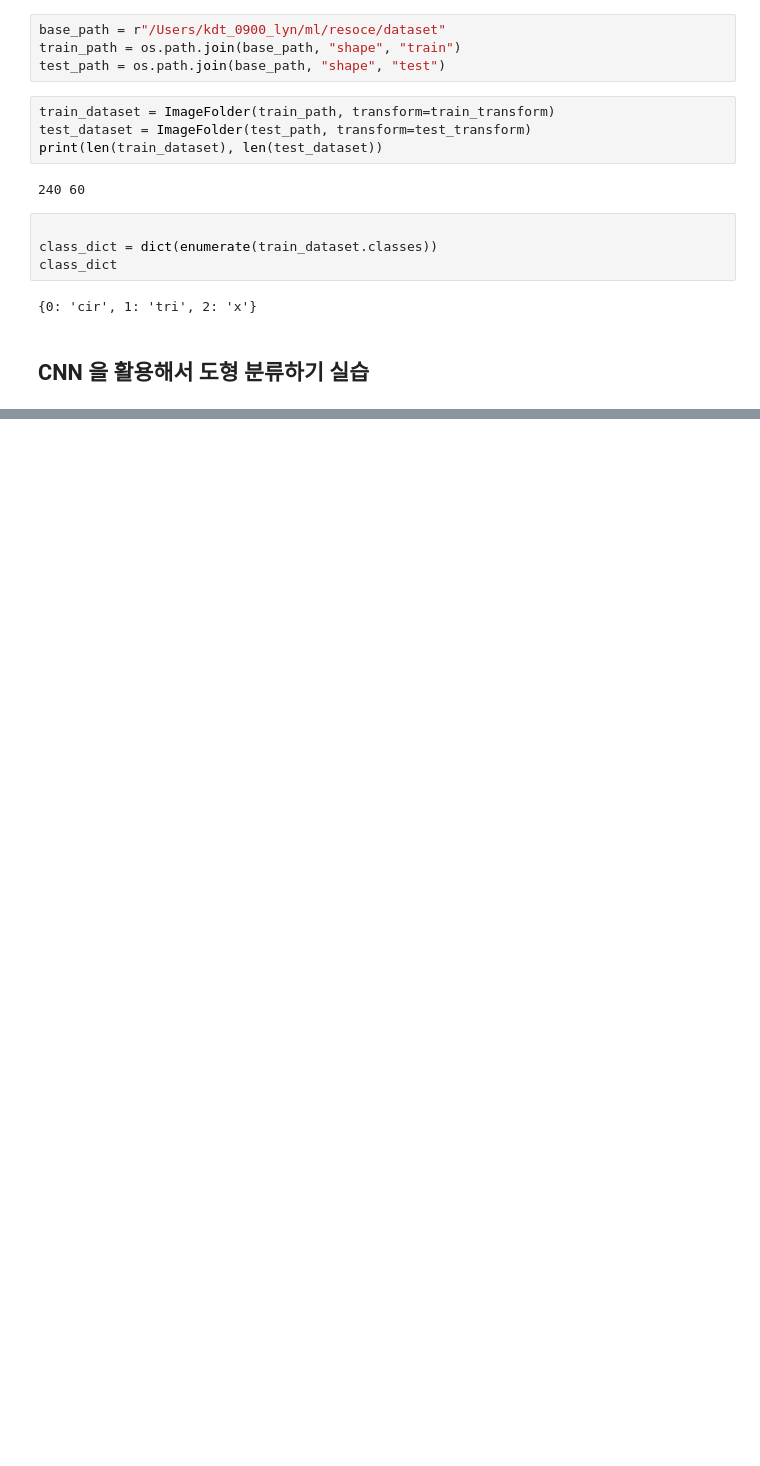
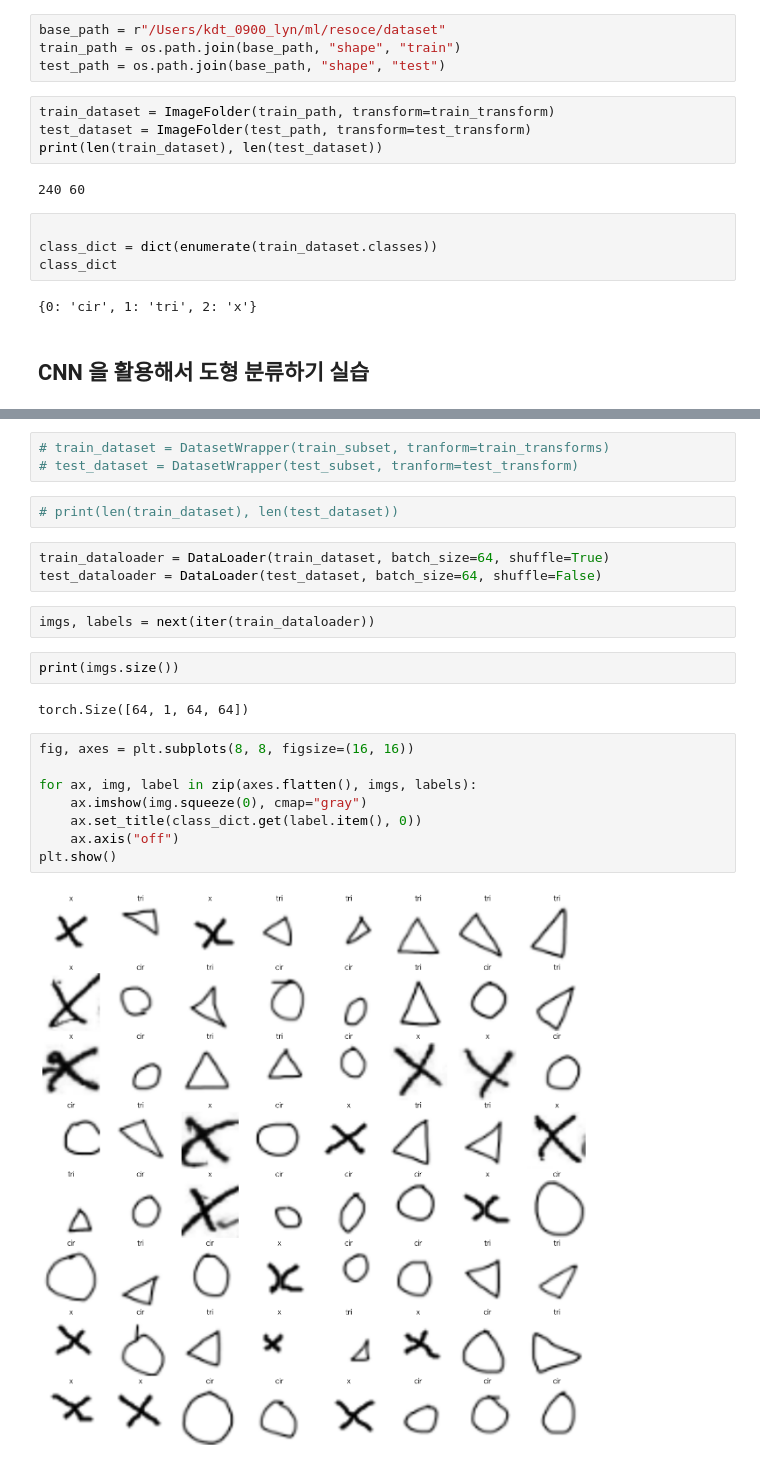
Before and after one commit to LEE0202020/study, a Jupyter notebook: 17. 딥러닝(CNN, 손글씨).ipynb, the cells around one changed output, grey strips where cells are left out. Cells and saved outputs as stored; diff of their text form; blank space fills up the shorter version.

```diff
--- a/17. 딥러닝(CNN, 손글씨).ipynb
+++ b/17. 딥러닝(CNN, 손글씨).ipynb
@@ -78,0 +116,24 @@ class_dict
+# %%
+# train_dataset = DatasetWrapper(train_subset, tranform=train_transforms)
+# test_dataset = DatasetWrapper(test_subset, tranform=test_transform)
+# %%
+# print(len(train_dataset), len(test_dataset))
+# %%
+train_dataloader = DataLoader(train_dataset, batch_size=64, shuffle=True)
+test_dataloader = DataLoader(test_dataset, batch_size=64, shuffle=False)
+# %%
+imgs, labels = next(iter(train_dataloader))
+# %%
+print(imgs.size())
+# %% [output]
+torch.Size([64, 1, 64, 64])
+# %%
+fig, axes = plt.subplots(8, 8, figsize=(16, 16))
+
+for ax, img, label in zip(axes.flatten(), imgs, labels):
+    ax.imshow(img.squeeze(0), cmap="gray")
+    ax.set_title(class_dict.get(label.item(), 0))
+    ax.axis("off")
+plt.show()
+# %% [output]
+[figure, added]
```
Also changed, not shown: parts of 15 cells of this notebook, 12 other files.
